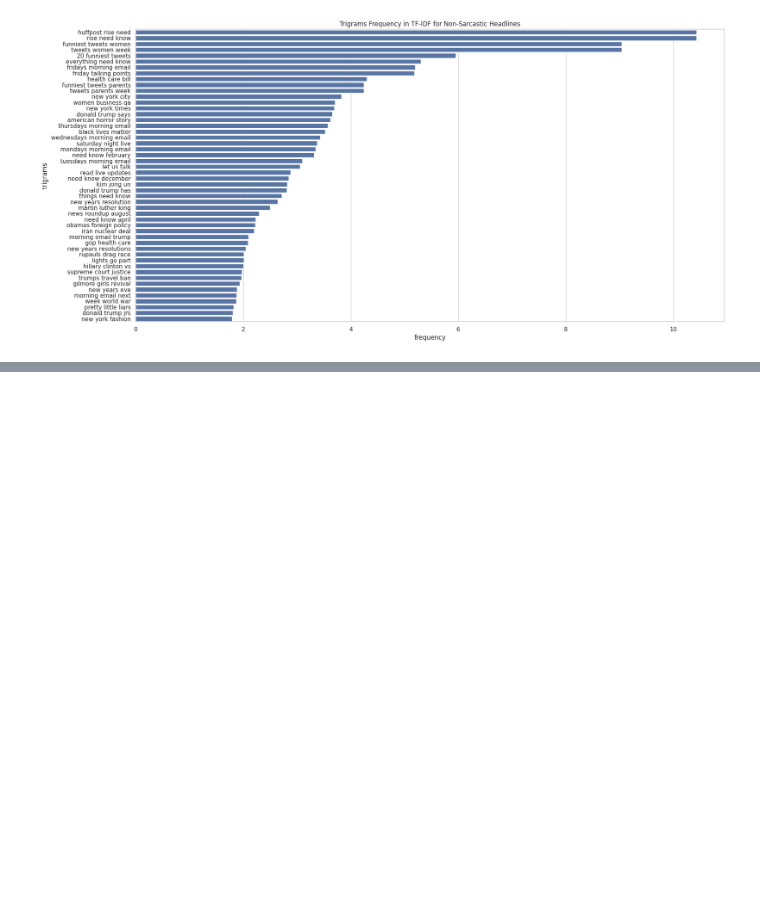
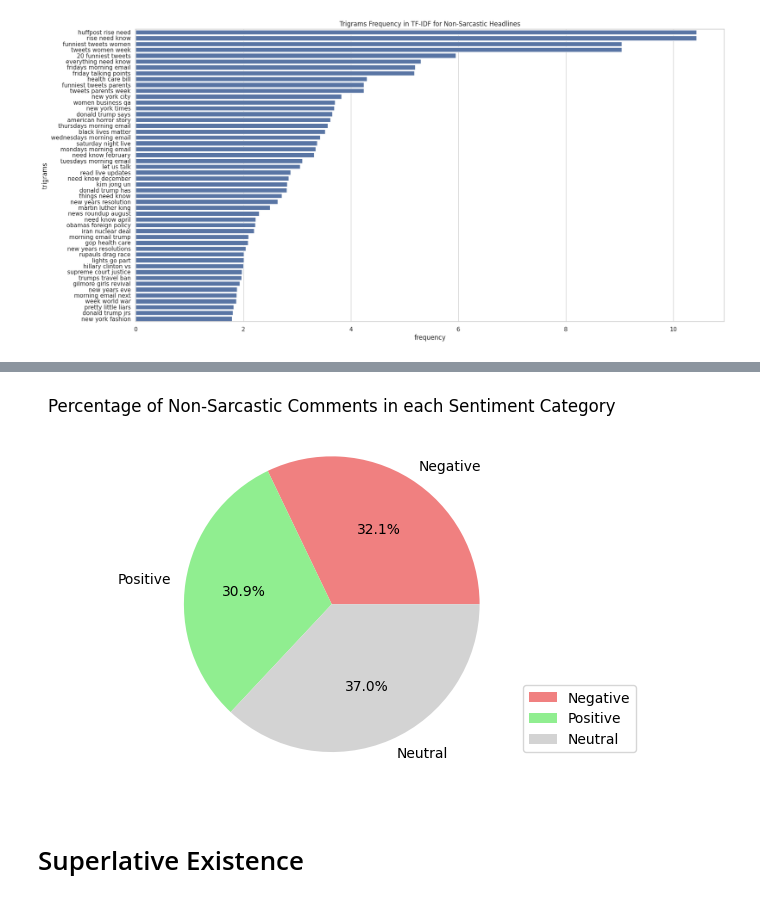
Before and after one commit to vigonometry/CS4248_Group8_SarcasmDetection, a Jupyter notebook: 03_EDA.ipynb, the cells around one changed output, grey strips where cells are left out. Cells and saved outputs as stored; diff of their text form; code cells hidden in the pictures; blank space fills up the shorter version.

```diff
--- a/03_EDA.ipynb
+++ b/03_EDA.ipynb
@@ -643,0 +761,20 @@ plt.show()
+# %%
+# visualize the distribution of sentiment category for toxic comments
+semtiment_df_nonsarcastic = sentiment_df[sentiment_df['is_sarcastic'] == 0]
+
+senti_pie_count_list = []
+senti_pie_count_list.append(len(semtiment_df_nonsarcastic[semtiment_df_nonsarcastic['compound'] < -0.05]))
+senti_pie_count_list.append(len(semtiment_df_nonsarcastic[semtiment_df_nonsarcastic['compound'] > 0.05]))
+senti_pie_count_list.append(len(semtiment_df_nonsarcastic[(semtiment_df_nonsarcastic['compound'] < 0.05) & (semtiment_df_nonsarcastic['compound'] > -0.05)]))
+
+colors = ['lightcoral', 'lightgreen', 'lightgrey']
+labels = ["Negative","Positive","Neutral"]
+
+plt.pie(np.array(senti_pie_count_list),labels = labels, colors = colors,autopct='%1.1f%%')
+plt.title("Percentage of Non-Sarcastic Comments in each Sentiment Category")
+plt.legend(bbox_to_anchor=(1, 0.3))
+plt.show()
+# %% [output]
+[figure, added]
+# %% [markdown]
+# Superlative Existence
```
Also changed, not shown: parts of 19 cells of this notebook.
